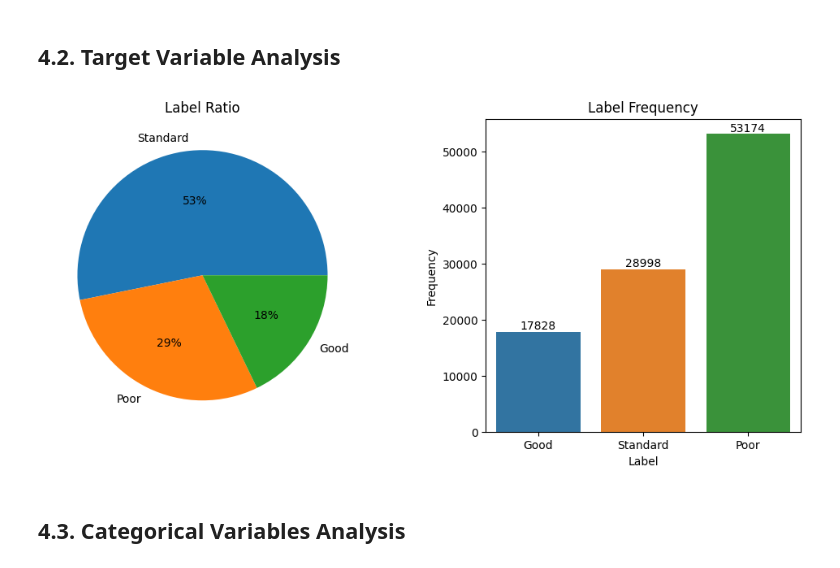
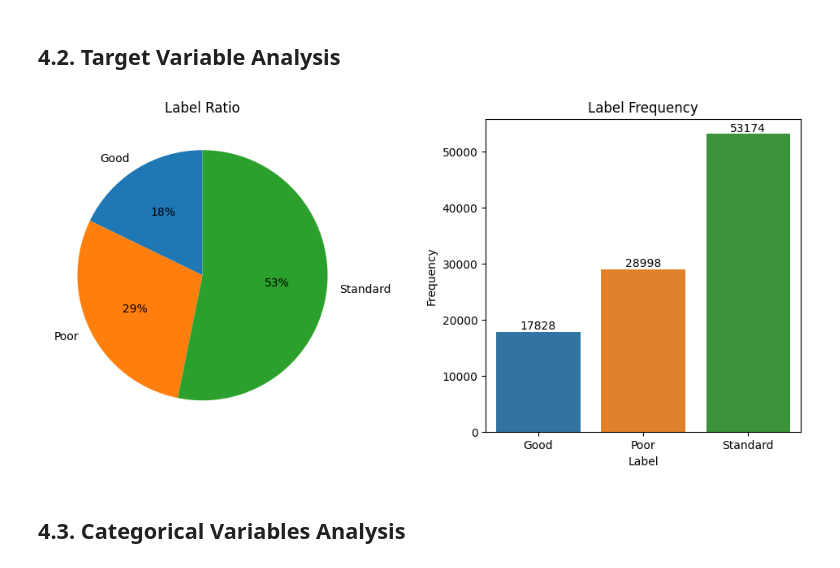
Before and after one commit to pahopu/IS252_CreditScoreClassification, a Jupyter notebook: Source/Preprocessing/DataPreprocessing.ipynb, the cells around one changed output. Drawn from its saved outputs; the diff is of its cells as text; code cells hidden in the pictures.

```diff
--- a/Source/Preprocessing/DataPreprocessing.ipynb
+++ b/Source/Preprocessing/DataPreprocessing.ipynb
@@ -1018,9 +1018,9 @@ def plot_label_ratio(df, target='Credit_Score'):
       The name of the target variable.
     """
 
-    labels = df[target].value_counts().index
-    sizes = df[target].value_counts().values
-    axes[0].pie(sizes, labels=labels, autopct='%.0f%%')
+    labels = df[target].value_counts().sort_index().index
+    sizes = df[target].value_counts().sort_index().values
+    axes[0].pie(sizes, labels=labels, autopct='%.0f%%', startangle=90)
     axes[0].set_title("Label Ratio")
 
 plot_label_ratio(df, target_var)
@@ -1035,35 +1035,35 @@ def plot_label_frequency(df, target='Credit_Score'):
       The DataFrame containing the target variable.
     - target: str, optional (default='Credit_Score')
       The name of the target variable.
     """
 
     group_sizes = df.groupby(target).size()
-    sns.barplot(x=df[target].unique(), y=group_sizes, ax=axes[1])
+    sns.barplot(x=group_sizes.index, y=group_sizes, ax=axes[1])
 
     for index, value in enumerate(group_sizes):
         axes[1].text(index, value + 0.1, str(value), ha='center', va='bottom', fontsize=10)
 
     axes[1].set_title("Label Frequency")
     axes[1].set_xlabel("Label")
     axes[1].set_ylabel("Frequency")
 
 plot_label_frequency(df, target_var)
 
 # Adjust spacing between subplots
 plt.subplots_adjust(wspace=0.4)
 
 # Display the plots
 plt.show()
 
 # We can see that the dataset has data imbalance between labels
 
 # Specifically, the number of instances labeled "Standard" is overwhelming
 # Compared to the other two labels
 
 # This data imbalance can cause problems during model training (or evaluation)
 # So it needs attention
 # %% [output]
-[figure, old version]
+[figure, new version]
 # %% [markdown]
 ## 4.3.&nbsp;Categorical Variables Analysis
 # %%
```
Also changed, not shown: 1 other file.
